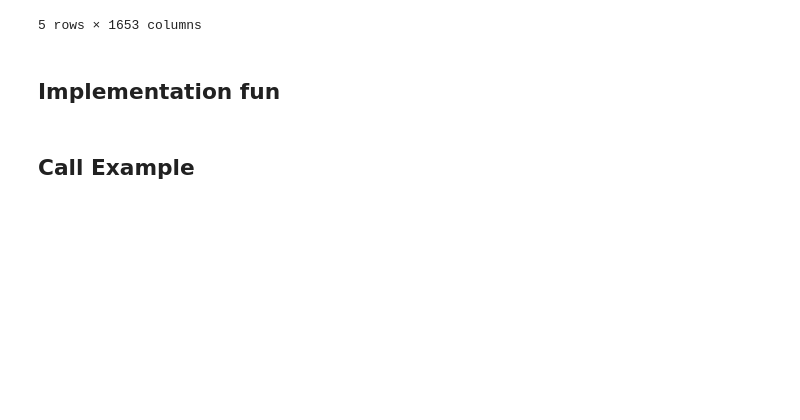
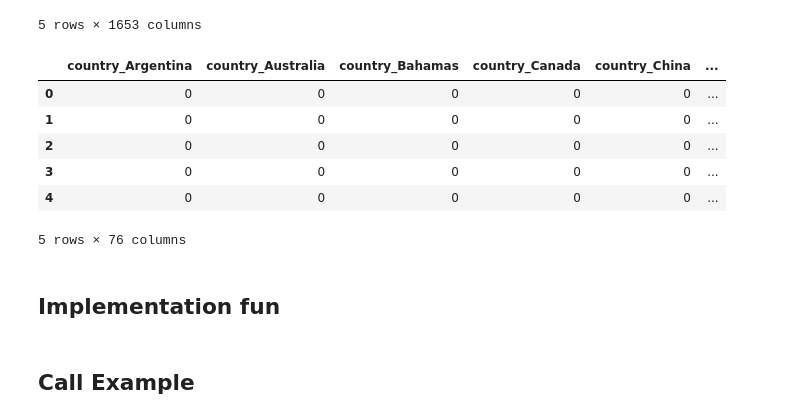
Before and after one commit to freecraver/tud_mmc_eval, a Jupyter notebook: TUD-MMC_mathias.ipynb, the cells around one changed output. Drawn from its saved outputs; the diff is of its cells as text; code cells hidden in the pictures; blank space fills up the shorter version.

```diff
--- a/TUD-MMC_mathias.ipynb
+++ b/TUD-MMC_mathias.ipynb
@@ -176,7 +176,7 @@ def get_all_meta_features(df, use_train=True):
     """
     dfs = []
     for file_name in df['file_name']:
-        dfs.append(get_meta_features_withrating(file_name, use_train))
+        dfs.append(get_meta_features(file_name, use_train))
 
     df_meta = pd.concat(dfs)
 
@@ -192,7 +192,7 @@ def get_all_meta_features(df, use_train=True):
     df_rated = df_meta.rated.str.get_dummies(sep=',')
     df_rated.columns = ['rated_' + x for x in df_rated.columns]
 
-    return pd.concat([df_country, df_genre, df_language, df_rated, df_meta[['runtime', 'year', 'file_name','tomatoUserRating','imdbRating']]], axis=1).reset_index(drop=True)
+    return pd.concat([df_country, df_genre, df_language, df_rated, df_meta[['runtime', 'year', 'file_name']]], axis=1).reset_index(drop=True)
 # %%
 df_audio_train = get_all_audio_features(df_base_train)
 df_audio_train.head(5)
@@ -228,16 +228,24 @@ df_vis_train.head(5)
 # %%
 df_meta_train = get_all_meta_features(df_base_train)
 df_meta_train.head(5)
-df_combined=pd.merge(df_meta_train, df_base_train, left_index=True, right_index=True)
-df_combined=df_combined.drop(['file_name_x'],axis = 1)
-df_combined=df_combined.drop(['file_name_y'],axis = 1)
-df_combined=df_combined.drop(['movie_name'],axis = 1)
+#df_combined=pd.merge(df_meta_train, df_base_train, left_index=True, right_index=True)
+#df_combined=df_combined.drop(['file_name_x'],axis = 1)
+#df_combined=df_combined.drop(['file_name_y'],axis = 1)
+#df_combined=df_combined.drop(['movie_name'],axis = 1)
 
-df_combined=df_combined.loc[:,['tomatoUserRating', 'goodforairplanes']]
-df_combined.to_csv('ratingTomatoes.csv')
+#df_combined=df_combined.loc[:,['tomatoUserRating', 'goodforairplanes']]
+#df_combined.to_csv('ratingTomatoes.csv')
 #df_combined=pd.merge(df_vis_train, df_combined, left_index=True, right_index=True)
 #df_combined=df_combined.drop(['file_name'],axis = 1)
 #
+# %% [output]
+|  | country_Argentina | country_Australia | country_Bahamas | country_Canada | country_China | ... |
+| 0 | 0 | 0 | 0 | 0 | 0 | ... |
+| 1 | 0 | 0 | 0 | 0 | 0 | ... |
+| 2 | 0 | 0 | 0 | 0 | 0 | ... |
+| 3 | 0 | 0 | 0 | 0 | 0 | ... |
+| 4 | 0 | 0 | 0 | 0 | 0 | ... |
+5 rows × 76 columns
 # %% [markdown]
 ## Implementation fun
 # %%
```
Also changed, not shown: parts of 1 cell of this notebook.
